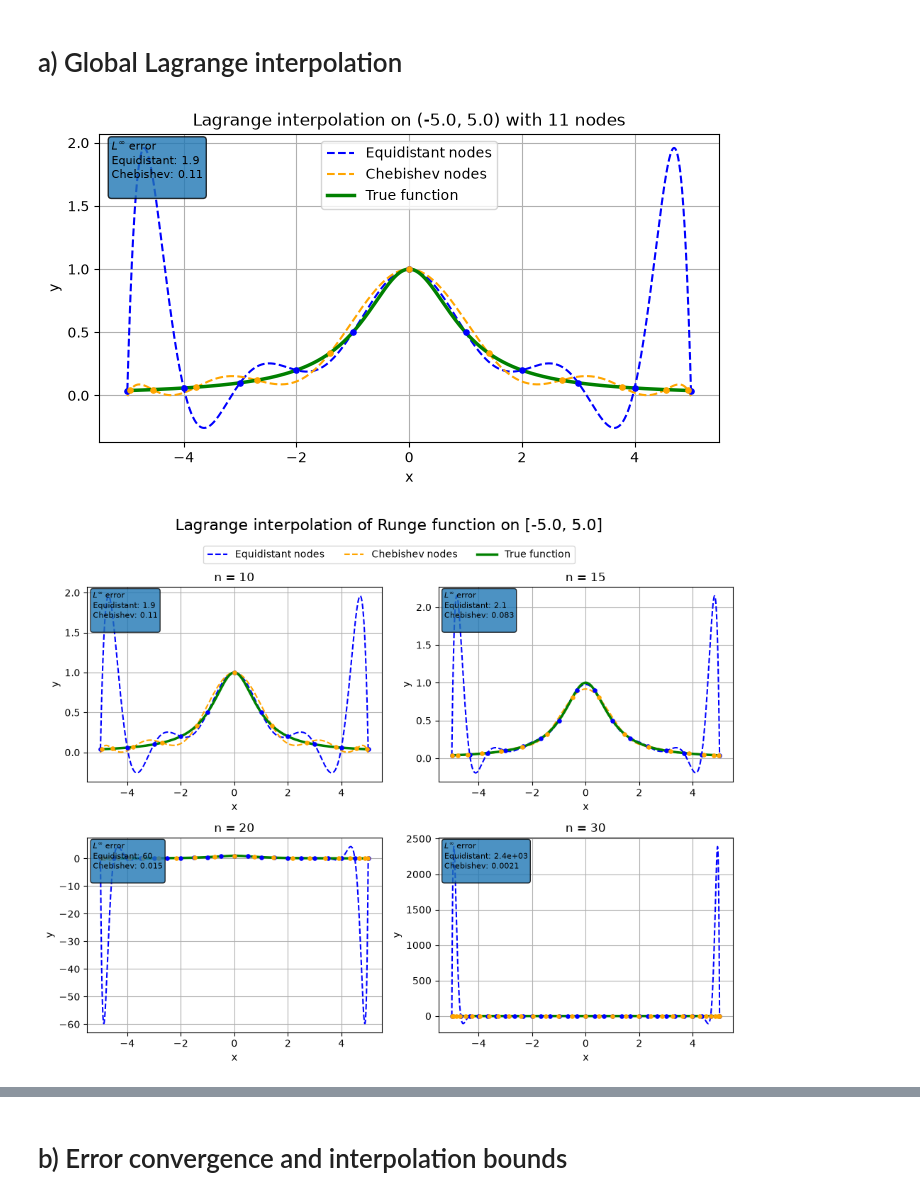
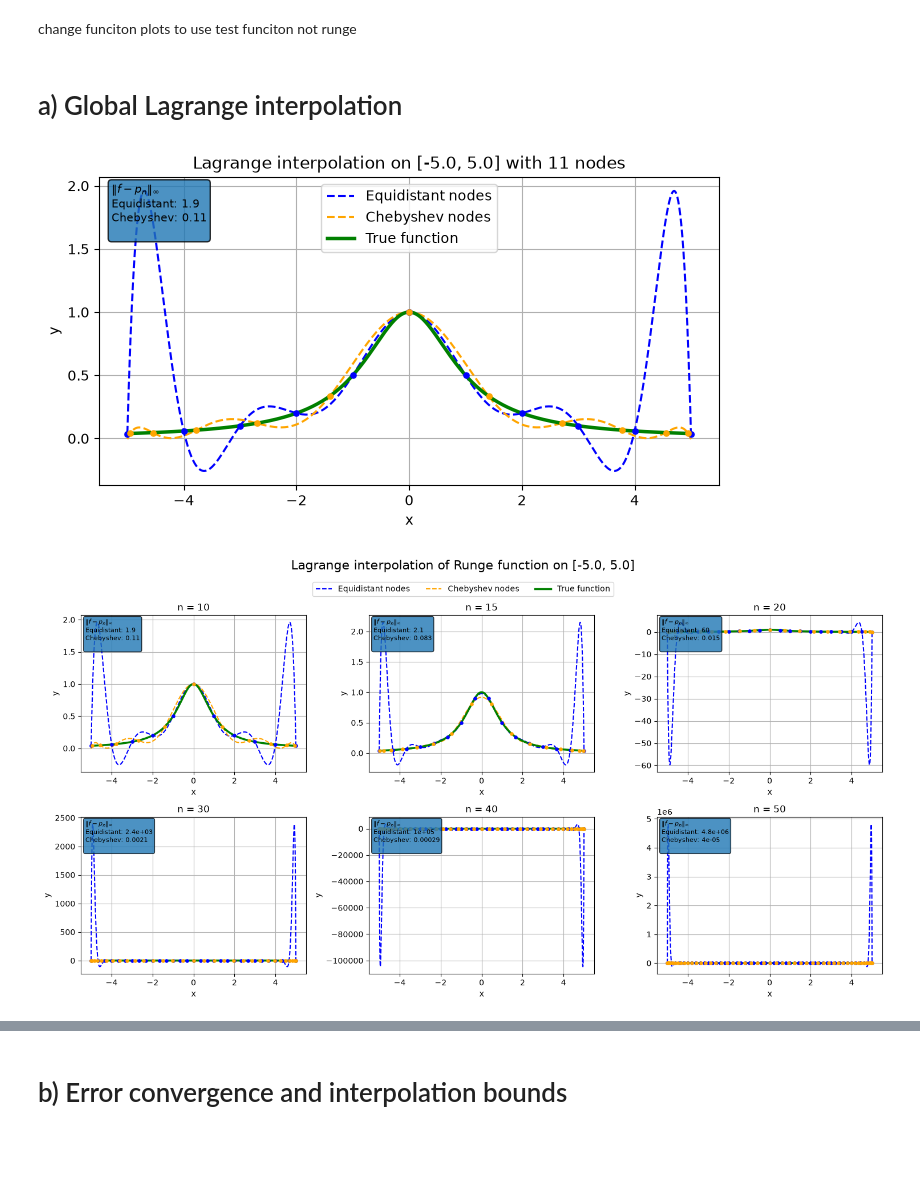
Before and after one commit to KristofferEide06/TMA4215, a Jupyter notebook: project_1/notebooks/project_1.ipynb, the cells around one changed output, grey strips where cells are left out. Drawn from its saved outputs; the diff is of its cells as text; code cells hidden in the pictures; blank space fills up the shorter version.

Commit message:
Updated and corrected plots

```diff
--- a/project_1/notebooks/project_1.ipynb
+++ b/project_1/notebooks/project_1.ipynb
@@ -22,6 +22,8 @@ OUTPUT_DIR = PROJECT_ROOT / 'outputs'
 SAVE_FIGURES = False
 
 from tma4215_project1.functions import f, g, runge
+# %% [markdown]
+ change funciton plots to use test funciton not runge
 # %% [markdown]
 # a) Global Lagrange interpolation
 # %%
@@ -32,7 +34,7 @@ from tma4215_project1.analysis.plots.lagrange_plots import (
 # %%
 interval_a_wide = (-5.0, 5.0)
 
-fig, ax = plot_chebishev_equidistant_lagrange (
+fig, ax = plot_chebyshev_equidistant_lagrange (
     fun = runge,
     interval = interval_a_wide,
     n = 10,
@@ -40,20 +42,20 @@ fig, ax = plot_chebishev_equidistant_lagrange (
     savefig = SAVE_FIGURES,
 )
 # %% [output]
-[figure, old version]
+[figure, new version]
 # %%
-n_arr_a = np.array([10, 15, 20, 30], dtype = np.int64)
+n_arr_a = np.array([10, 15, 20, 30, 40, 50], dtype = np.int64)
 
 fig, axs = plot_multiple_n_lagrange(
     fun = runge,
     interval = interval_a_wide,
     n_arr = n_arr_a,
     points = 5001,
     savefig = SAVE_FIGURES,
 )
 plt.show()
 # %% [output]
-[figure, old version]
+[figure, new version]
 # %%
 interval_a_small = (-1.0, 1.0)
 
```
Also changed, not shown: parts of 36 cells of this notebook, 1 other file.
